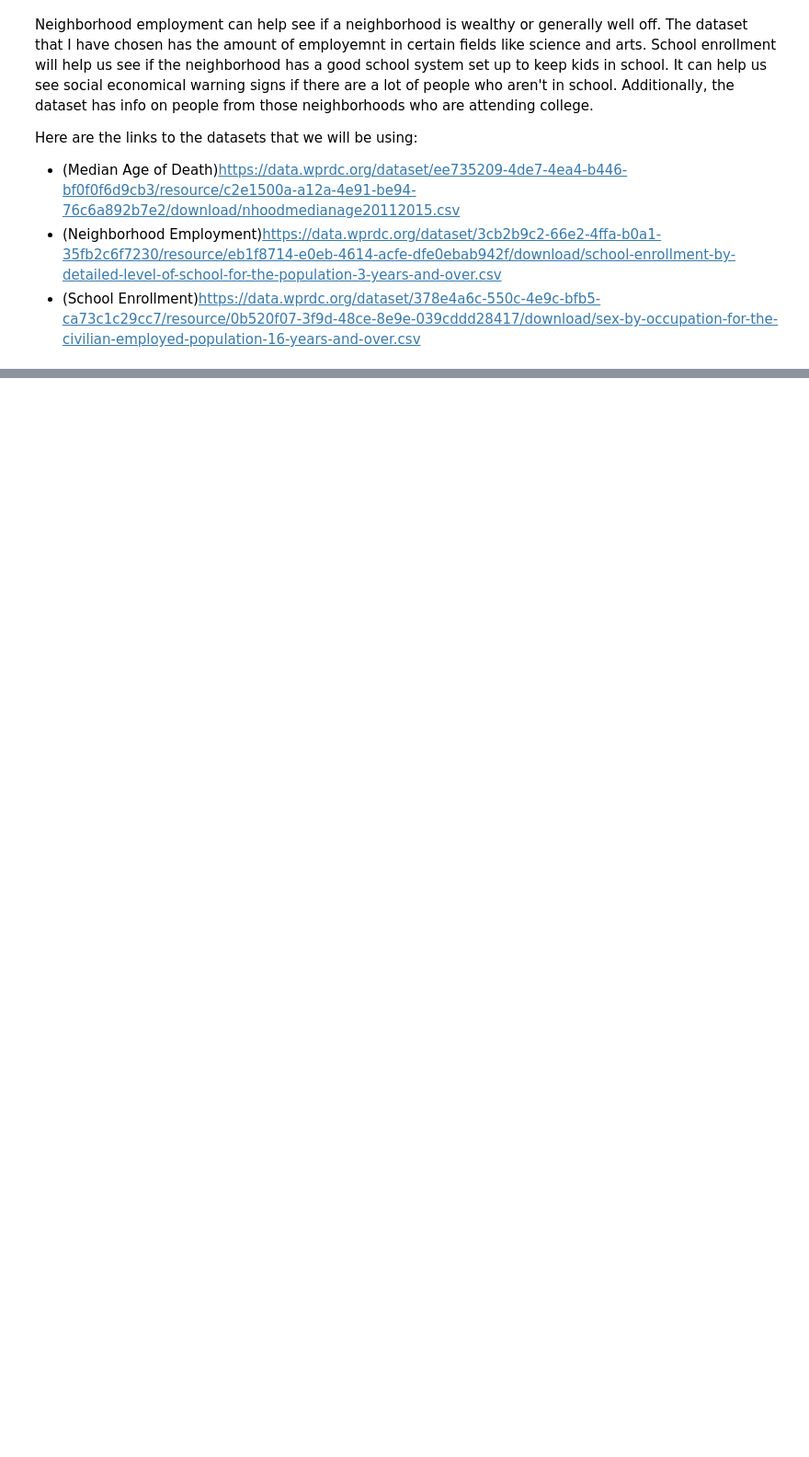
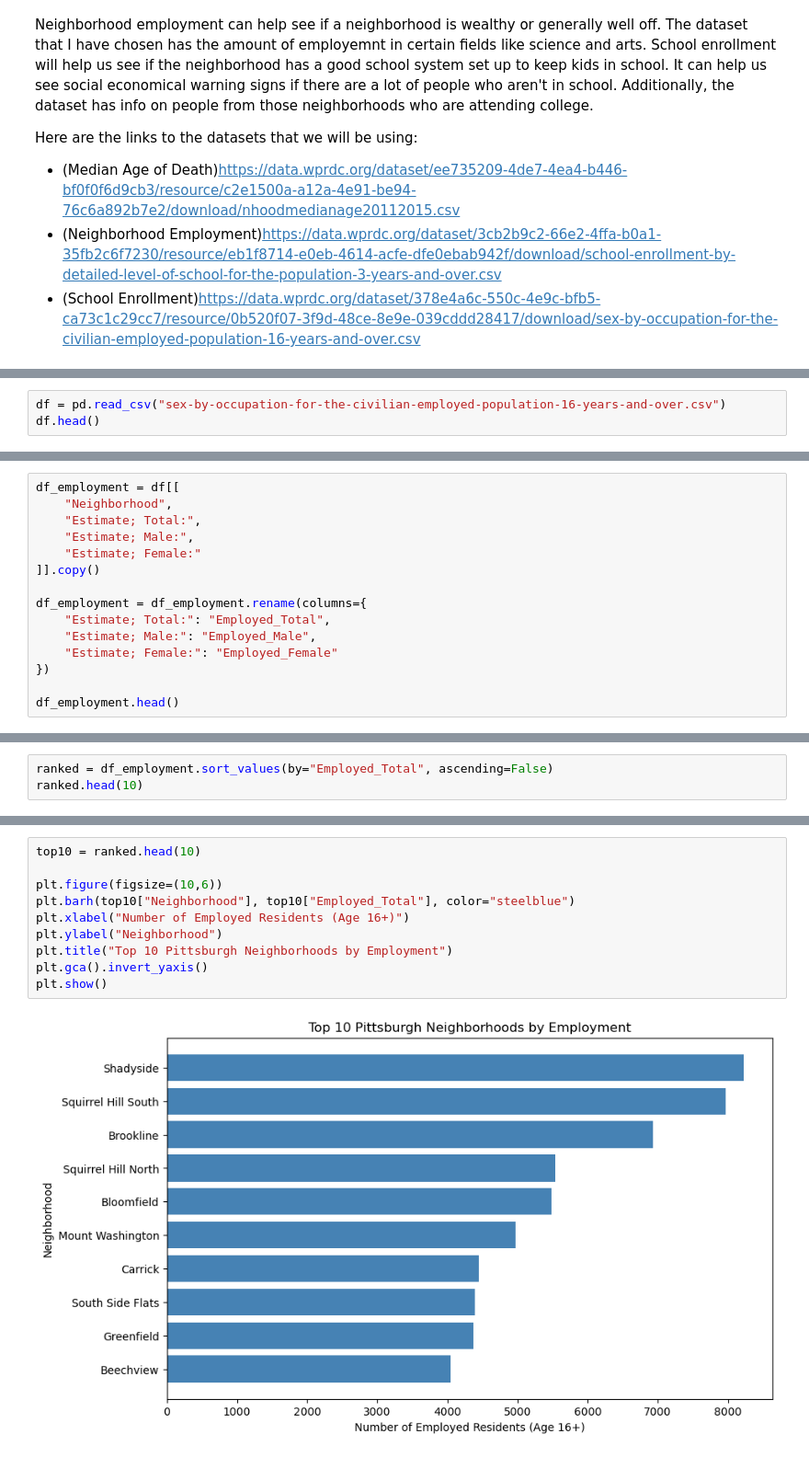
Before and after one commit to DrBobbyBob/CMPINF0010_Final_Project, a Jupyter notebook: finalProject_pres.ipynb, the cells around one changed output, grey strips where cells are left out. Shown at 92% size. Drawn from its saved outputs; the diff is of its cells as text; blank space fills up the shorter version.

```diff
--- a/finalProject_pres.ipynb
+++ b/finalProject_pres.ipynb
@@ -48,0 +118,3 @@ Due to some of the data being unecessary and confusing, I trimmed down the data
+# %%
+df = pd.read_csv("sex-by-occupation-for-the-civilian-employed-population-16-years-and-over.csv")
+df.head()
@@ -48,0 +138,15 @@ Due to some of the data being unecessary and confusing, I trimmed down the data
+# %%
+df_employment = df[[
+    "Neighborhood",
+    "Estimate; Total:",
+    "Estimate; Male:",
+    "Estimate; Female:"
+]].copy()
+
+df_employment = df_employment.rename(columns={
+    "Estimate; Total:": "Employed_Total",
+    "Estimate; Male:": "Employed_Male",
+    "Estimate; Female:": "Employed_Female"
+})
+
+df_employment.head()
@@ -48,0 +165,3 @@ Due to some of the data being unecessary and confusing, I trimmed down the data
+# %%
+ranked = df_employment.sort_values(by="Employed_Total", ascending=False)
+ranked.head(10)
@@ -48,0 +180,12 @@ Due to some of the data being unecessary and confusing, I trimmed down the data
+# %%
+top10 = ranked.head(10)
+
+plt.figure(figsize=(10,6))
+plt.barh(top10["Neighborhood"], top10["Employed_Total"], color="steelblue")
+plt.xlabel("Number of Employed Residents (Age 16+)")
+plt.ylabel("Neighborhood")
+plt.title("Top 10 Pittsburgh Neighborhoods by Employment")
+plt.gca().invert_yaxis()
+plt.show()
+# %% [output]
+[figure, added]
```
Also changed, not shown: parts of 34 cells of this notebook.
